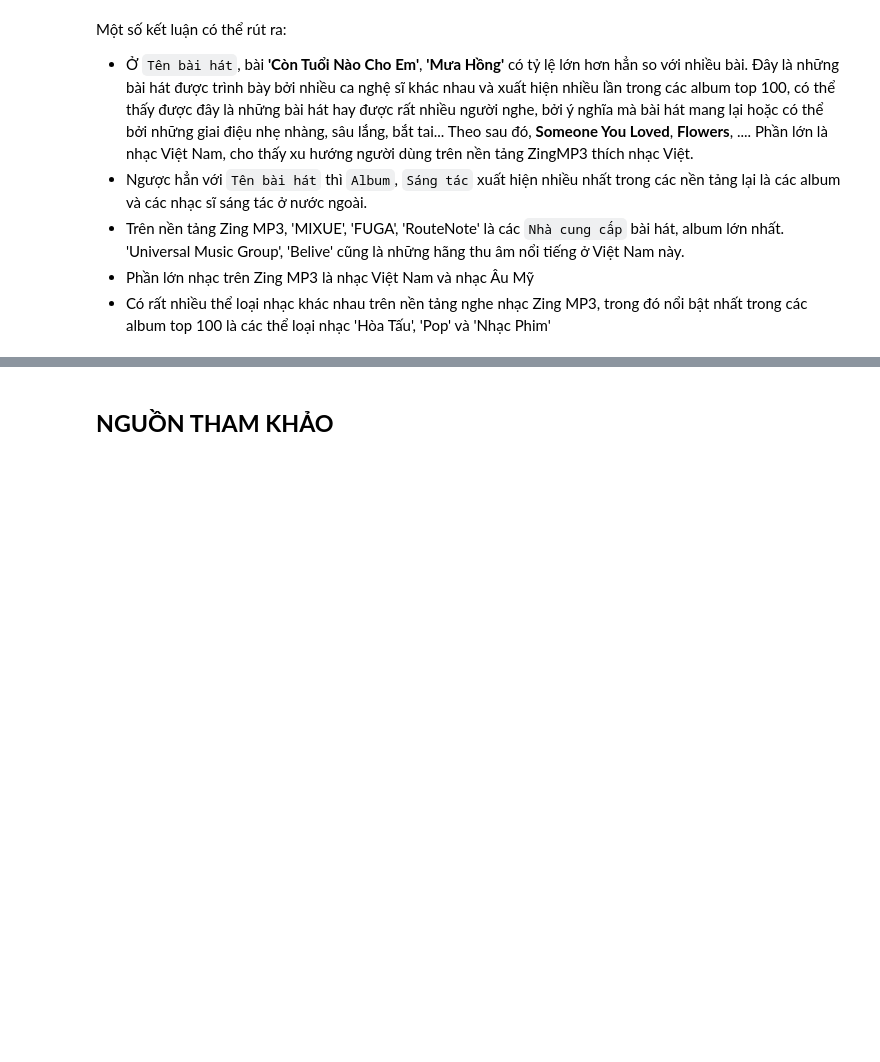
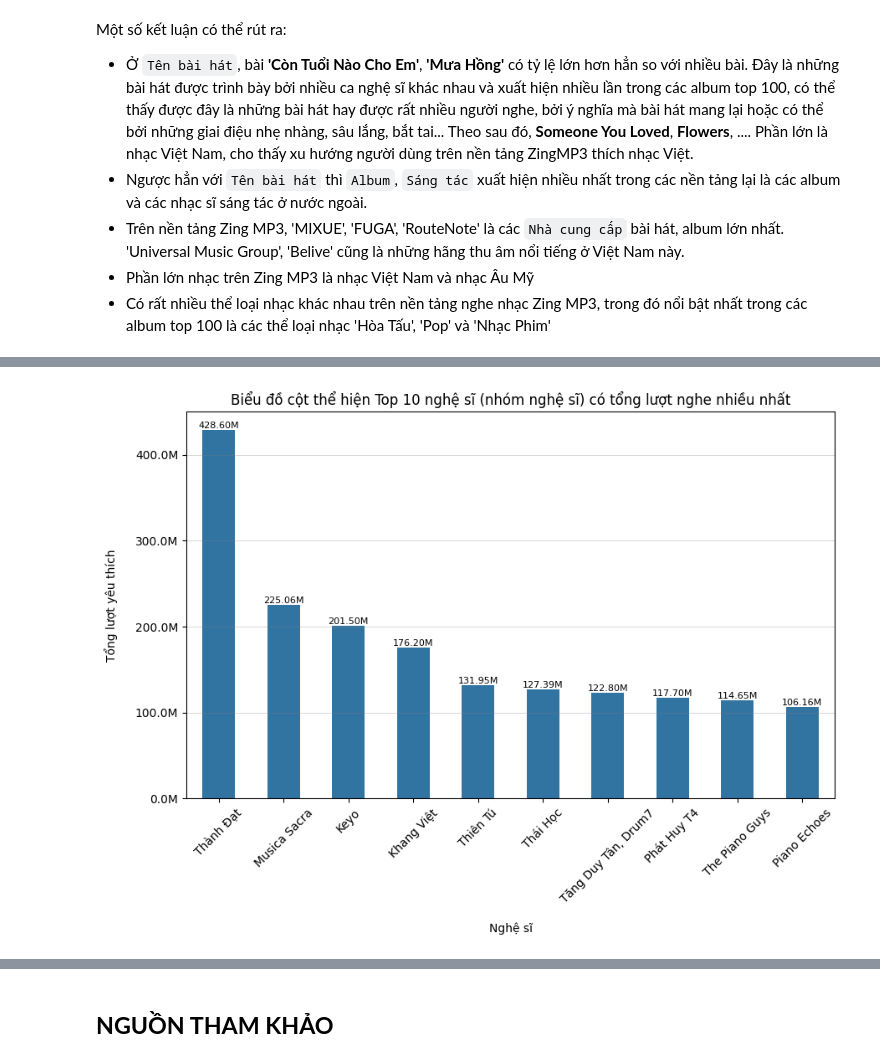
Before and after one commit to LLH-07/Truc_Quan_Hoa_KHDL, a Jupyter notebook: Lab01/22127117_22127352.ipynb, the cells around one changed output, grey strips where cells are left out. Saved outputs shown, nothing was run; the diff lists cells and outputs as text; code cells hidden in the pictures; blank space fills up the shorter version.

```diff
--- a/Lab01/22127117_22127352.ipynb
+++ b/Lab01/22127117_22127352.ipynb
@@ -895,0 +1022,5 @@ Một số kết luận có thể rút ra:
+# %%
+# Tính tổng lượt nghe của từng nghệ sĩ
+df_nghesi_luotnghe = df_cleaned.groupby('Nghệ sĩ')['Lượt nghe'].sum().sort_values(ascending=False).reset_index().rename(columns={'Lượt nghe':'Tổng lượt nghe'})
+
+df_nghesi_luotnghe.head(10)
@@ -895,0 +1039,27 @@ Một số kết luận có thể rút ra:
+# %%
+df_nghesi_luotnghe_top10 = df_nghesi_luotnghe.head(10)
+
+plt.figure(figsize=(10, 6))
+
+sns.barplot(data=df_nghesi_luotnghe_top10, x='Nghệ sĩ', y='Tổng lượt nghe', width=0.5)
+
+plt.grid(True, which='major', axis='y', linestyle='-', linewidth=0.7, color='gray', alpha=0.3)
+
+plt.title('Biểu đồ cột thể hiện Top 10 nghệ sĩ (nhóm nghệ sĩ) có tổng lượt nghe nhiều nhất')
+
+plt.xticks(rotation=45)
+ticks = plt.gca().get_yticks()
+plt.gca().set_yticklabels([f'{int(tick*1e-6):.1f}M' for tick in ticks])
+
+plt.xlabel('Nghệ sĩ', labelpad=15)
+plt.ylabel('Tổng lượt yêu thích', labelpad=15)
+
+
+for i, p in enumerate(plt.gca().patches):
+    height = p.get_height()
+    plt.text(p.get_x() + p.get_width() / 2., height, f'{height*1e-6:.2f}M',
+             ha='center', va='bottom', fontsize=8, color='black')
+
+plt.show()
+# %% [output]
+[figure, added]
```
Also changed, not shown: parts of 47 cells of this notebook.
